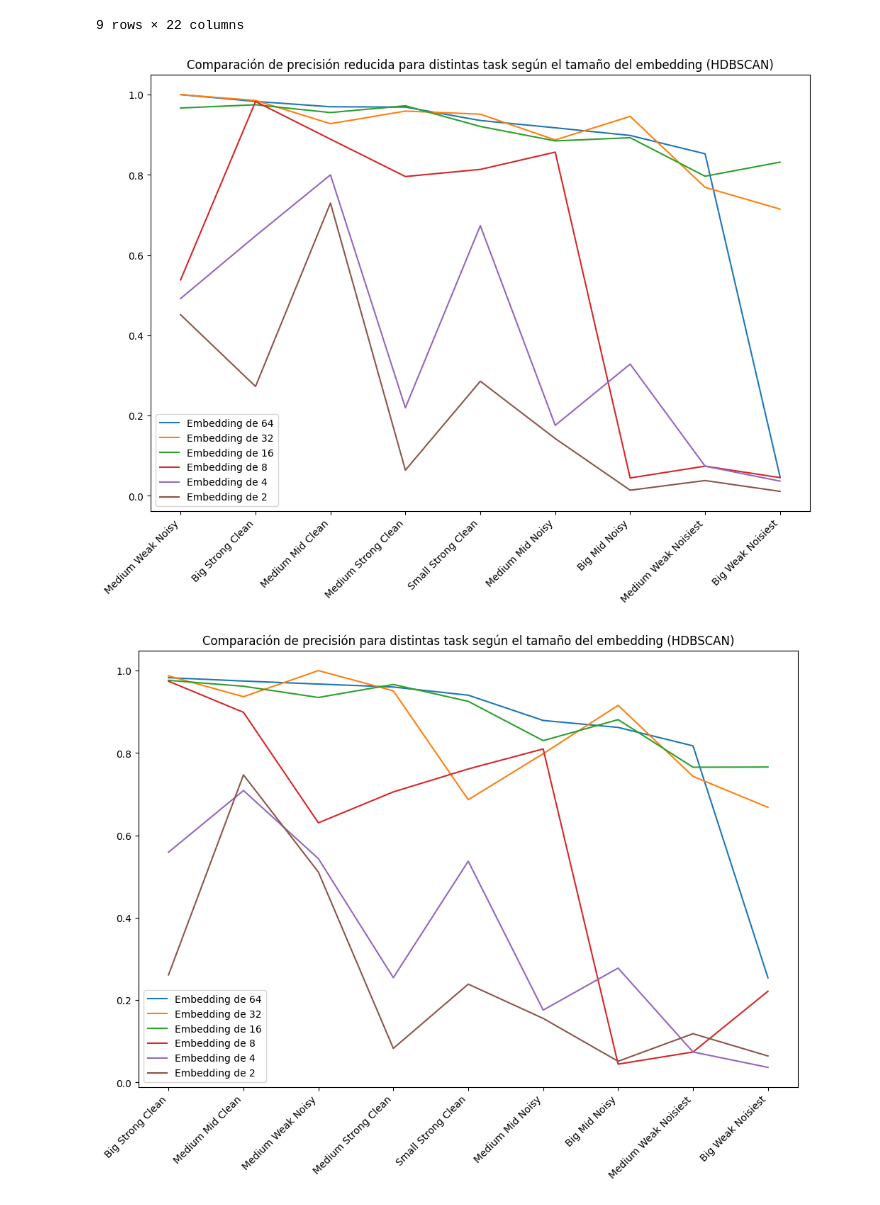
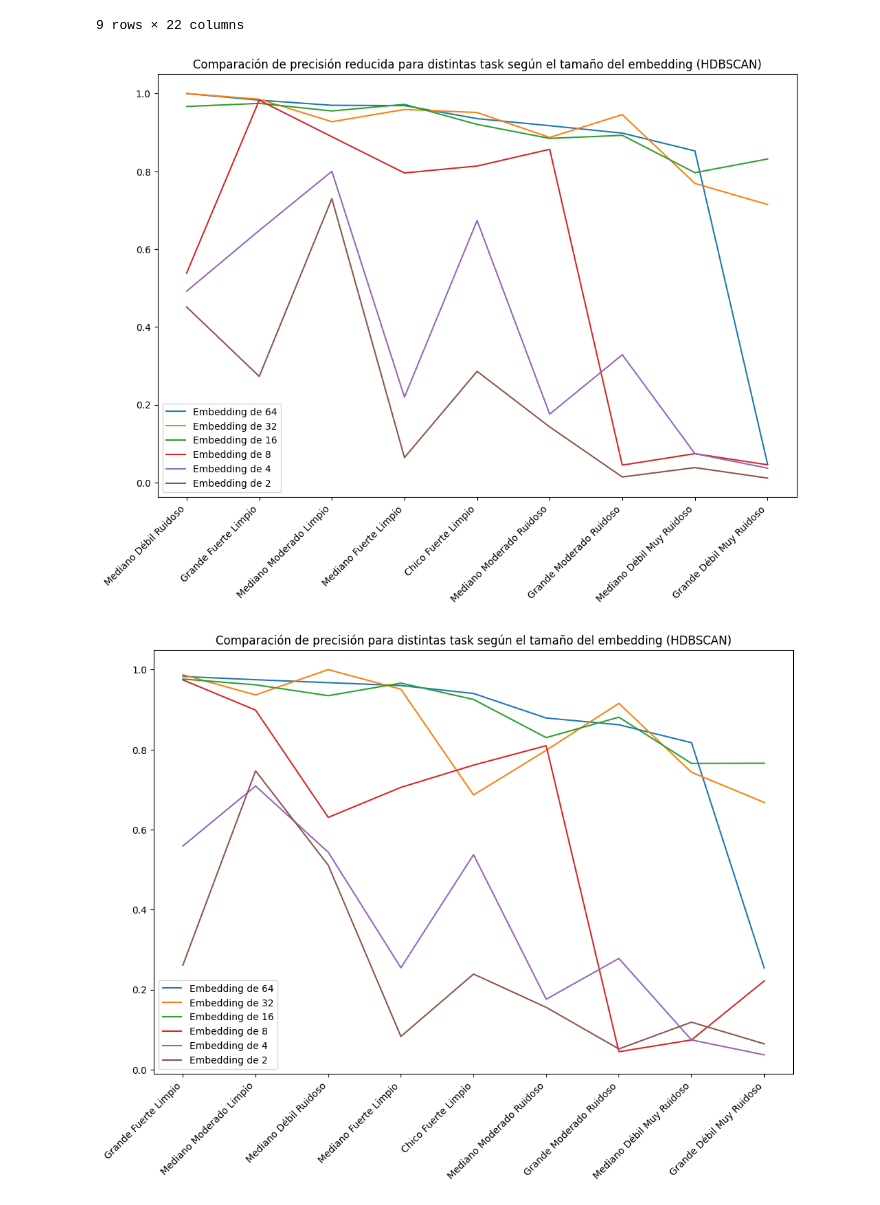
Before and after one commit to argelignacio/TRABAJO-PROFESIONAL-7599-, a Jupyter notebook: analysis/01_Embedding_size.ipynb, the cells around one changed output. Drawn from its saved outputs; the diff is of its cells as text; code cells hidden in the pictures.

```diff
--- a/analysis/01_Embedding_size.ipynb
+++ b/analysis/01_Embedding_size.ipynb
@@ -77,34 +77,34 @@ df.fillna(0, inplace=True)
 # %%
 import numpy as np
 import matplotlib.pyplot as plt
 
 # Comparo los reducidos solamente
 sample = df[[column for column in df.columns if 'reduced_hdbscan_custom' in column]].sort_values(by='Precision_reduced_hdbscan_custom_64', ascending=False)
 
 # Los nombres salen del config.ini, refieren a:
 # Tamaño de Cluster - Intern Proba - Floating Nodes Proportion
 # np.array para poder ordenar por una columna y que el gráfico quede más legible
 labels = np.array([
-    'Small Strong Clean',
-    'Medium Mid Clean',
-    'Medium Weak Noisy',
-    'Medium Strong Clean',
-    'Medium Mid Noisy',
-    'Medium Weak Noisiest',
-    'Big Strong Clean',
-    'Big Mid Noisy',
-    'Big Weak Noisiest'
+    'Chico Fuerte Limpio',
+    'Mediano Moderado Limpio',
+    'Mediano Débil Ruidoso',
+    'Mediano Fuerte Limpio',
+    'Mediano Moderado Ruidoso',
+    'Mediano Débil Muy Ruidoso',
+    'Grande Fuerte Limpio',
+    'Grande Moderado Ruidoso',
+    'Grande Débil Muy Ruidoso'
 ])
 
 plt.figure(figsize=(12, 8))
 plt.title('Comparación de precisión reducida para distintas task según el tamaño del embedding (HDBSCAN)')
 for column in sample.columns:
     plt.plot(sample[column].values)
 plt.legend(['Embedding de {}'.format(2**(len(sample.columns) - i)) for i in range(len(sample.columns))])
 plt.xticks(ticks=range(len(sample)), labels=labels[sample.index], rotation=45, horizontalalignment='right')
 plt.show()
 # %% [output]
-[figure, old version]
+[figure, new version]
 # %%
 sample = df[[column for column in df.columns if 'Precision_hdbscan_custom' in column]].sort_values(by='Precision_hdbscan_custom_64', ascending=False)
 
@@ -116,4 +116,4 @@ plt.legend(['Embedding de {}'.format(2**(len(sample.columns) - i)) for i in rang
 plt.xticks(ticks=range(len(sample)), labels=labels[sample.index], rotation=45, horizontalalignment='right')
 plt.show()
 # %% [output]
-[figure, old version]
+[figure, new version]
```
Also changed, not shown: parts of 13 cells of this notebook, 1 other file.
